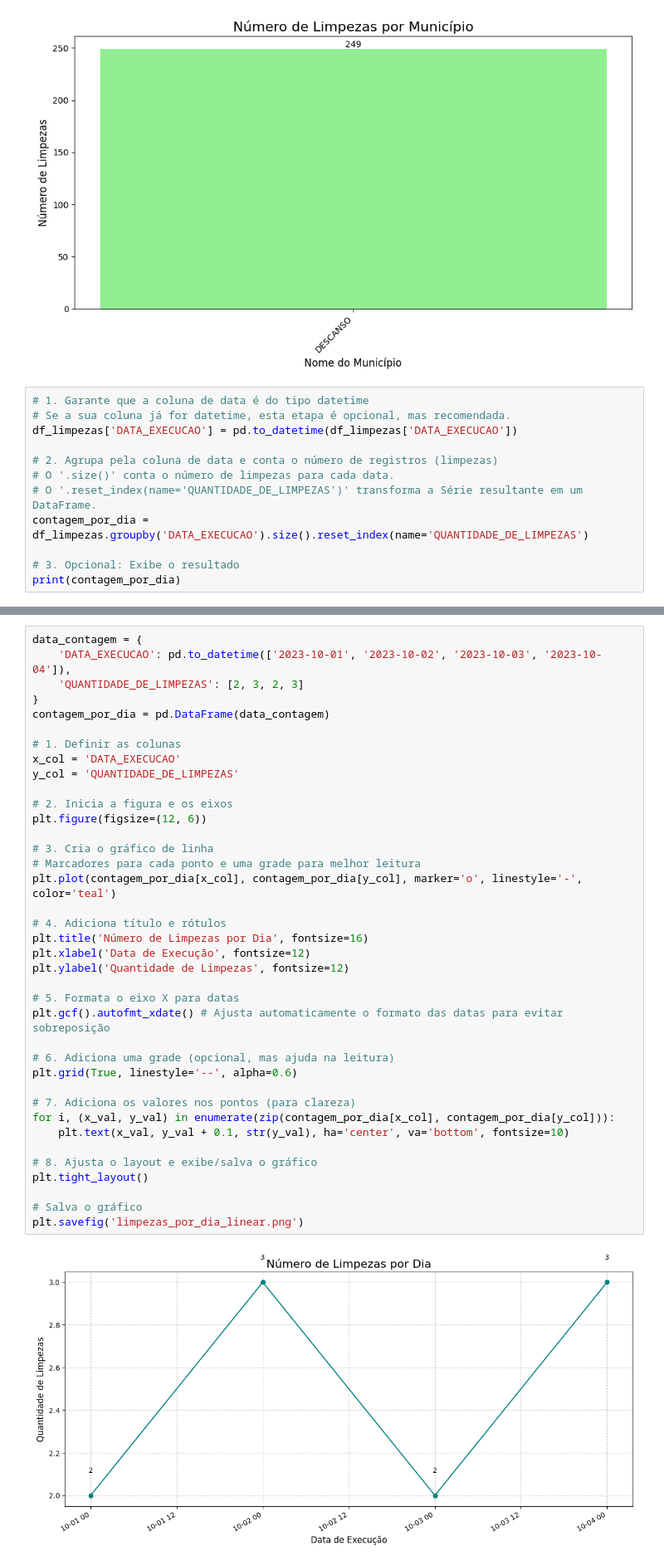
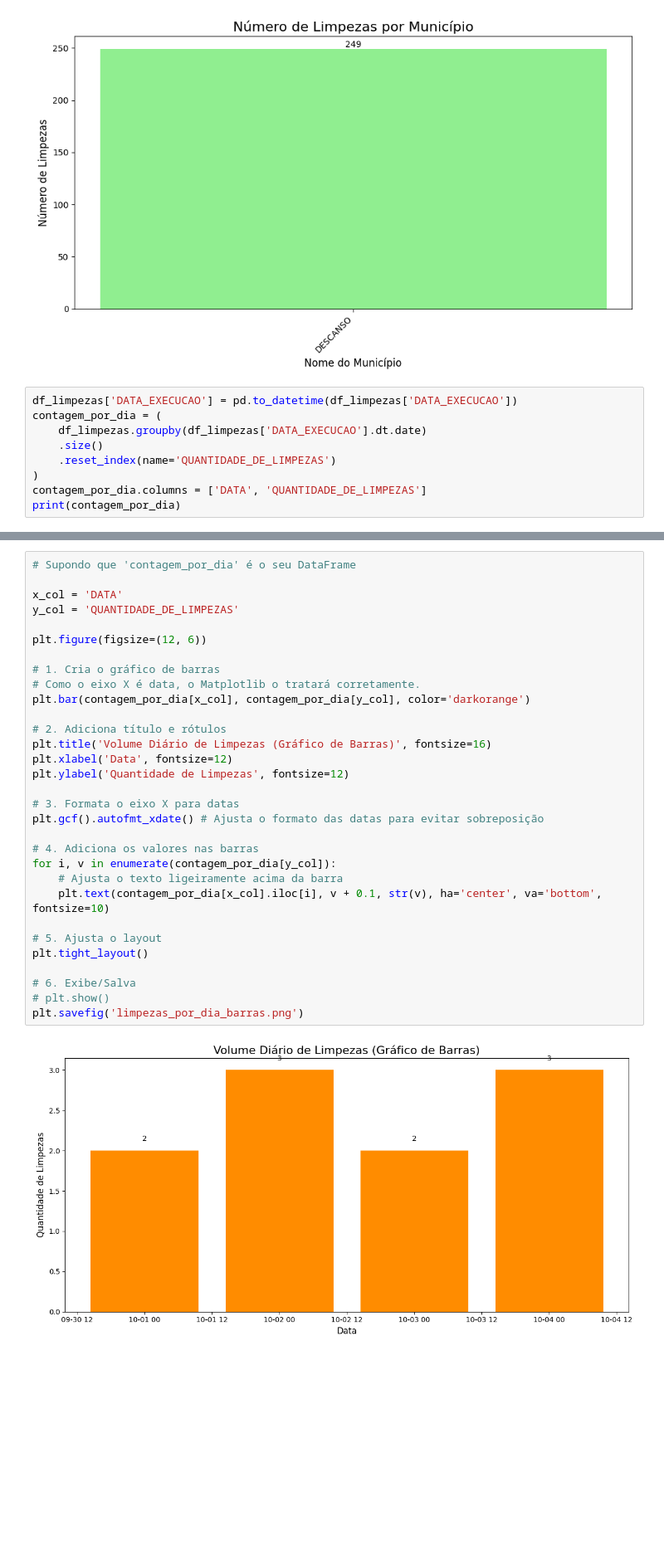
Before and after one commit to brenosyperrek/sobre-rodas, a Jupyter notebook: notebooks/sr_limpezas.ipynb, the cells around one changed output, grey strips where cells are left out. Shown at 83% size. Cells and saved outputs as stored; diff of their text form; blank space fills up the shorter version.

```diff
--- a/notebooks/sr_limpezas.ipynb
+++ b/notebooks/sr_limpezas.ipynb
@@ -100,15 +100,12 @@ plt.savefig('limpezas_por_municipio.png')
 # %% [output]
 [figure]
 # %%
-# 1. Garante que a coluna de data é do tipo datetime
-# Se a sua coluna já for datetime, esta etapa é opcional, mas recomendada.
 df_limpezas['DATA_EXECUCAO'] = pd.to_datetime(df_limpezas['DATA_EXECUCAO'])
-
-# 2. Agrupa pela coluna de data e conta o número de registros (limpezas)
-# O '.size()' conta o número de limpezas para cada data.
-# O '.reset_index(name='QUANTIDADE_DE_LIMPEZAS')' transforma a Série resultante em um DataFrame.
-contagem_por_dia = df_limpezas.groupby('DATA_EXECUCAO').size().reset_index(name='QUANTIDADE_DE_LIMPEZAS')
-
-# 3. Opcional: Exibe o resultado
+contagem_por_dia = (
+    df_limpezas.groupby(df_limpezas['DATA_EXECUCAO'].dt.date)
+    .size()
+    .reset_index(name='QUANTIDADE_DE_LIMPEZAS')
+)
+contagem_por_dia.columns = ['DATA', 'QUANTIDADE_DE_LIMPEZAS']
 print(contagem_por_dia)
 # %% [output]
@@ -129,40 +129,33 @@ print(contagem_por_dia)
 # %%
-data_contagem = {
-    'DATA_EXECUCAO': pd.to_datetime(['2023-10-01', '2023-10-02', '2023-10-03', '2023-10-04']),
-    'QUANTIDADE_DE_LIMPEZAS': [2, 3, 2, 3]
-}
-contagem_por_dia = pd.DataFrame(data_contagem)
+# Supondo que 'contagem_por_dia' é o seu DataFrame
 
-# 1. Definir as colunas
-x_col = 'DATA_EXECUCAO'
+x_col = 'DATA'
 y_col = 'QUANTIDADE_DE_LIMPEZAS'
 
-# 2. Inicia a figura e os eixos
 plt.figure(figsize=(12, 6))
 
-# 3. Cria o gráfico de linha
-# Marcadores para cada ponto e uma grade para melhor leitura
-plt.plot(contagem_por_dia[x_col], contagem_por_dia[y_col], marker='o', linestyle='-', color='teal')
+# 1. Cria o gráfico de barras
+# Como o eixo X é data, o Matplotlib o tratará corretamente.
+plt.bar(contagem_por_dia[x_col], contagem_por_dia[y_col], color='darkorange')
 
-# 4. Adiciona título e rótulos
-plt.title('Número de Limpezas por Dia', fontsize=16)
-plt.xlabel('Data de Execução', fontsize=12)
+# 2. Adiciona título e rótulos
+plt.title('Volume Diário de Limpezas (Gráfico de Barras)', fontsize=16)
+plt.xlabel('Data', fontsize=12)
 plt.ylabel('Quantidade de Limpezas', fontsize=12)
 
-# 5. Formata o eixo X para datas
-plt.gcf().autofmt_xdate() # Ajusta automaticamente o formato das datas para evitar sobreposição
+# 3. Formata o eixo X para datas
+plt.gcf().autofmt_xdate() # Ajusta o formato das datas para evitar sobreposição
 
-# 6. Adiciona uma grade (opcional, mas ajuda na leitura)
-plt.grid(True, linestyle='--', alpha=0.6)
+# 4. Adiciona os valores nas barras
+for i, v in enumerate(contagem_por_dia[y_col]):
+    # Ajusta o texto ligeiramente acima da barra
+    plt.text(contagem_por_dia[x_col].iloc[i], v + 0.1, str(v), ha='center', va='bottom', fontsize=10)
 
-# 7. Adiciona os valores nos pontos (para clareza)
-for i, (x_val, y_val) in enumerate(zip(contagem_por_dia[x_col], contagem_por_dia[y_col])):
-    plt.text(x_val, y_val + 0.1, str(y_val), ha='center', va='bottom', fontsize=10)
-
-# 8. Ajusta o layout e exibe/salva o gráfico
+# 5. Ajusta o layout
 plt.tight_layout()
 
-# Salva o gráfico
-plt.savefig('limpezas_por_dia_linear.png')
+# 6. Exibe/Salva
+# plt.show()
+plt.savefig('limpezas_por_dia_barras.png')
 # %% [output]
-[figure, old version]
+[figure, new version]
```
Also changed, not shown: parts of 2 cells of this notebook, 3 other files.
